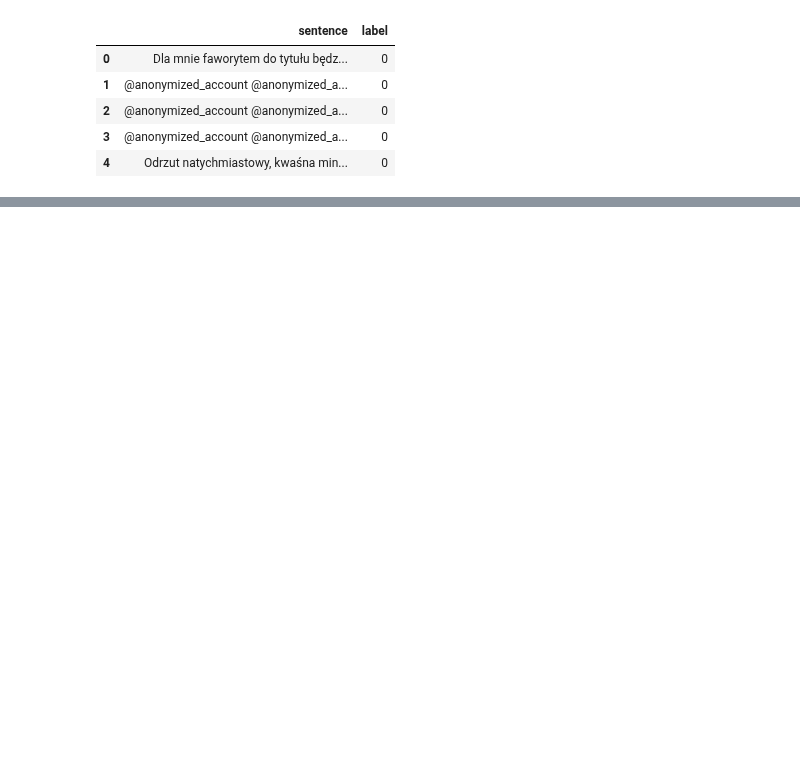
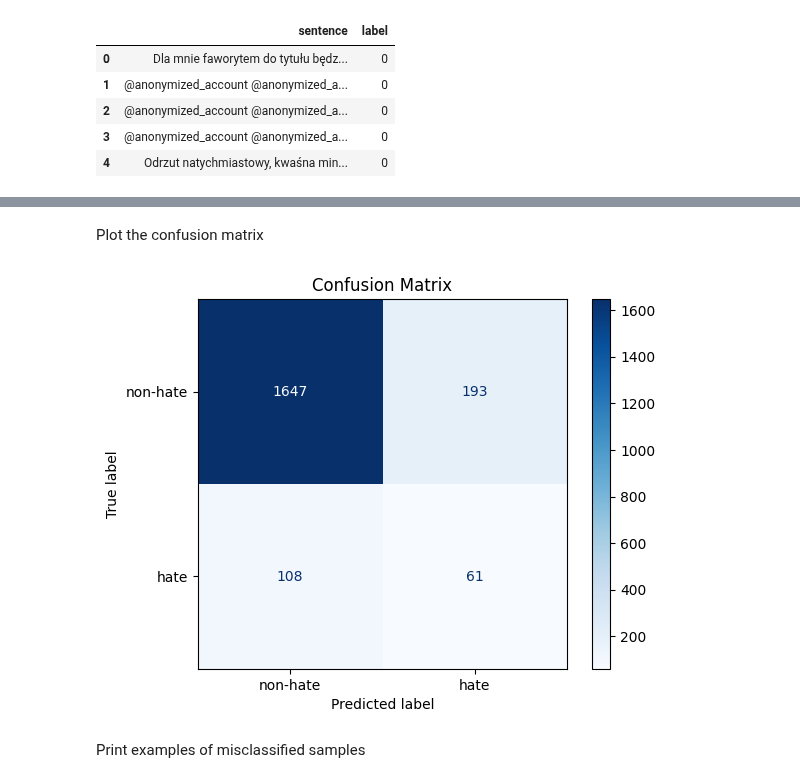
Before and after one commit to gamemeine/ssne, a Jupyter notebook: ex7/1.1-gs-bielik.ipynb, the cells around one changed output, grey strips where cells are left out. Drawn from its saved outputs; the diff is of its cells as text; code cells hidden in the pictures; blank space fills up the shorter version.

```diff
--- a/ex7/1.1-gs-bielik.ipynb
+++ b/ex7/1.1-gs-bielik.ipynb
@@ -249,0 +232,32 @@ Jak słucham posła Swiecickiego to to znów zapytam naprawdę taki tępy  czy t
+# %%
+from tqdm import tqdm
+
+BATCH_SIZE = 16
+
+texts   = [ex["raw"] for ex in eval_ds]
+prompts = [make_prompt(t) for t in texts]
+
+model.eval()
+device = model.device
+
+y_pred = []
+with torch.no_grad():
+    for i in tqdm(range(0, len(prompts), BATCH_SIZE)):
+        chunk = prompts[i : i + BATCH_SIZE]
+        enc = tokenizer(chunk, return_tensors="pt", padding=True, truncation=True, max_length=512).to(device)
+
+        outs = model.generate(
+            **enc,
+            max_new_tokens=4,
+            do_sample=False,
+            pad_token_id=tokenizer.eos_token_id,
+        )
+
+        decoded = tokenizer.batch_decode(outs, skip_special_tokens=True)
+        for dec, prom in zip(decoded, chunk):
+            gen = dec[len(prom):].strip()
+            y_pred.append(int(gen[0]) if gen and gen[0] in ("0","1") else 0)
+
+        torch.cuda.empty_cache()
+
+y_true = [int(ex["label"]) for ex in eval_ds]
@@ -249,0 +280,17 @@ Jak słucham posła Swiecickiego to to znów zapytam naprawdę taki tępy  czy t
+# %% [markdown]
+Plot the confusion matrix
+# %%
+import matplotlib.pyplot as plt
+from sklearn.metrics import confusion_matrix, ConfusionMatrixDisplay
+
+cm = confusion_matrix(y_true, y_pred)
+
+fig, ax = plt.subplots()
+disp = ConfusionMatrixDisplay(confusion_matrix=cm, display_labels=["non-hate", "hate"])
+disp.plot(ax=ax, cmap=plt.cm.Blues)
+ax.set_title("Confusion Matrix")
+plt.show()
+# %% [output]
+[figure, added]
+# %% [markdown]
+Print examples of misclassified samples
```
Also changed, not shown: parts of 25 cells of this notebook, 2 other files.
